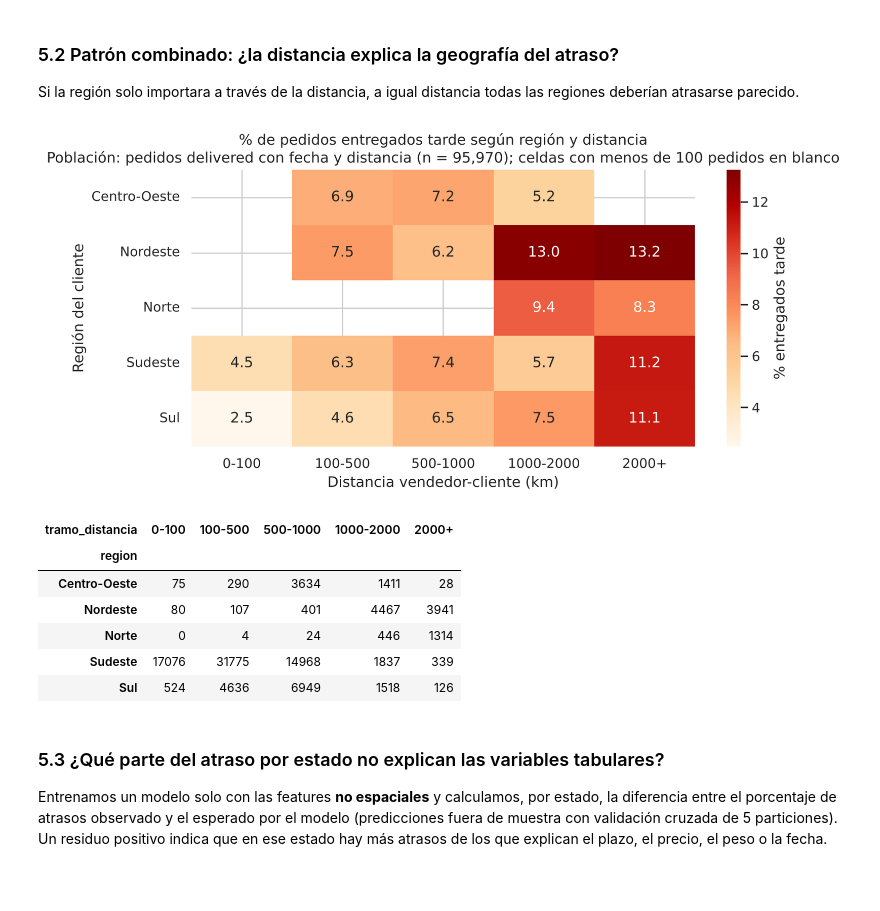
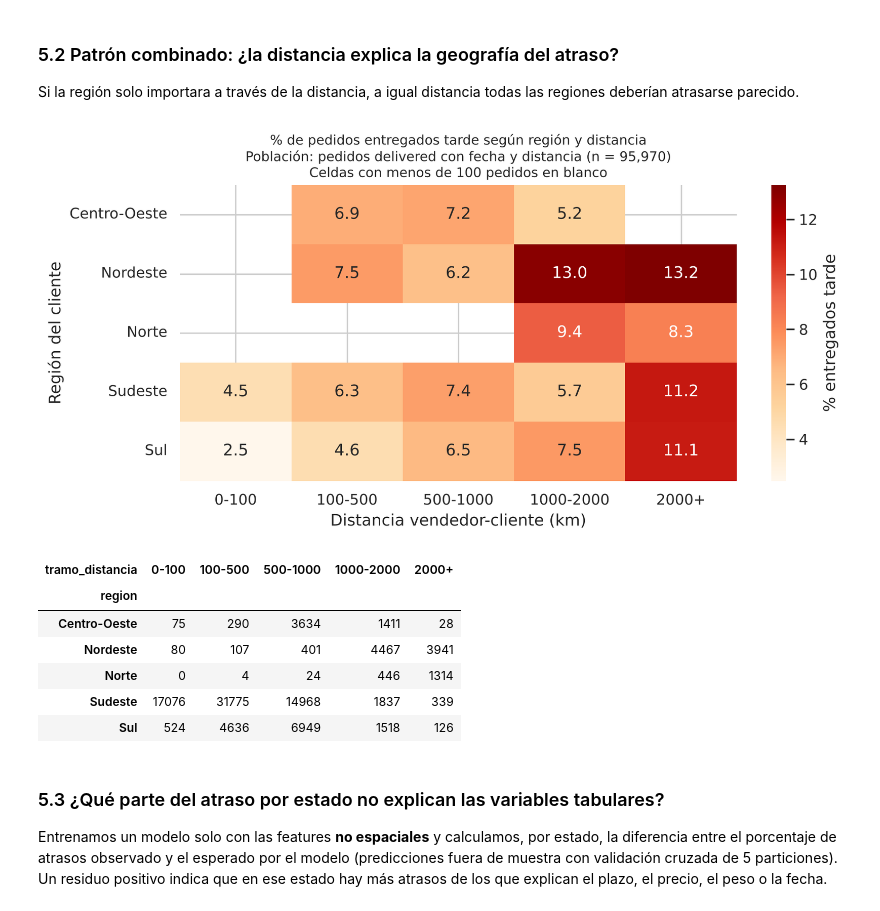
Before and after one commit to Juan03-e/olist-ingdatos, a Jupyter notebook: notebooks/03_enriquecimiento.ipynb, the cells around one changed output. Saved outputs shown, nothing was run; the diff lists cells and outputs as text; code cells hidden in the pictures; blank space fills up the shorter version.

```diff
--- a/notebooks/03_enriquecimiento.ipynb
+++ b/notebooks/03_enriquecimiento.ipynb
@@ -98,7 +106,7 @@ municipios = municipios.merge(estados[["codigo_uf", "uf", "regiao"]], on="codigo
 municipios = municipios.rename(columns={"uf": "uf_municipio"})
 municipios["area_km2"] = municipios.to_crs(CRS_AREA).area / 1e6
 capitales = sedes[sedes["capital"] == 1].merge(estados[["codigo_uf", "uf"]], on="codigo_uf", validate="one_to_one")
-capitales = gpd.GeoDataFrame(capitales[["uf", "nome"]], geometry=gpd.points_from_xy(capitales["longitude"], capitales["latitude"]),
+capitales = gpd.GeoDataFrame(capitales[["uf", "nome", "codigo_ibge"]], geometry=gpd.points_from_xy(capitales["longitude"], capitales["latitude"]),
                              crs=CRS_GEOGRAFICO).to_crs(CRS_METRICO)
 print("Geometrías inválidas después de make_valid:", (~municipios.is_valid).sum())
 print("Municipios sin UF:", municipios["uf_municipio"].isna().sum(), "| capitales:", len(capitales))
@@ -191,7 +199,7 @@ def enriquecer(pedidos, items, municipios, capitales, crs_metrico=CRS_METRICO):
     capital_uf = capitales.set_index("uf").to_crs(crs_metrico).geometry
     destino = gpd.GeoSeries(capital_uf.reindex(df["customer_state"]).values, crs=crs_metrico, index=df.index)
     df["distancia_capital_km"] = clientes.geometry.distance(destino) / 1000
-    df["es_capital"] = pd.array(df["municipio"].isin(capitales["nome"]) & df["cod_municipio"].notna(), dtype="boolean")
+    df["es_capital"] = pd.array(df["cod_municipio"].isin(capitales["codigo_ibge"]), dtype="boolean")
     df.loc[df["cod_municipio"].isna(), "es_capital"] = pd.NA
 
     clientes_mun = df.groupby("cod_municipio")["customer_unique_id"].nunique()
@@ -457,21 +504,21 @@ Si la región solo importara a través de la distancia, a igual distancia todas
 # %%
 p1 = p1.copy()
 p1["tramo_distancia"] = pd.cut(p1["distancia_vendedor_km"], [0, 100, 500, 1000, 2000, 4500],
                                labels=["0-100", "100-500", "500-1000", "1000-2000", "2000+"])
 cruce = p1.pivot_table(index="region", columns="tramo_distancia", values="llego_tarde", aggfunc="mean", observed=False) * 100
 conteo = p1.pivot_table(index="region", columns="tramo_distancia", values="order_id", aggfunc="count", observed=False)
 cruce = cruce.where(conteo >= 100)
 fig, ax = plt.subplots(figsize=(9, 4.5))
 sns.heatmap(cruce, annot=True, fmt=".1f", cmap="OrRd", cbar_kws={"label": "% entregados tarde"}, ax=ax)
 ax.set_xlabel("Distancia vendedor-cliente (km)")
 ax.set_ylabel("Región del cliente")
-ax.set_title(f"% de pedidos entregados tarde según región y distancia\nPoblación: pedidos delivered con fecha y distancia (n = {p1['tramo_distancia'].notna().sum():,}); celdas con menos de 100 pedidos en blanco")
+ax.set_title(f"% de pedidos entregados tarde según región y distancia\nPoblación: pedidos delivered con fecha y distancia (n = {p1['tramo_distancia'].notna().sum():,})\nCeldas con menos de 100 pedidos en blanco", fontsize=10)
 plt.tight_layout()
 plt.savefig(RUTA_FIGS + "c2_04_region_distancia.png", dpi=150)
 plt.show()
 conteo
 # %% [output]
-[figure, old version]
+[figure, new version]
 | tramo_distancia | 0-100 | 100-500 | 500-1000 | 1000-2000 | 2000+ |
 | region |  |  |  |  |  |
 | Centro-Oeste | 75 | 290 | 3634 | 1411 | 28 |
```
Also changed, not shown: parts of 18 cells of this notebook, 9 other files.
